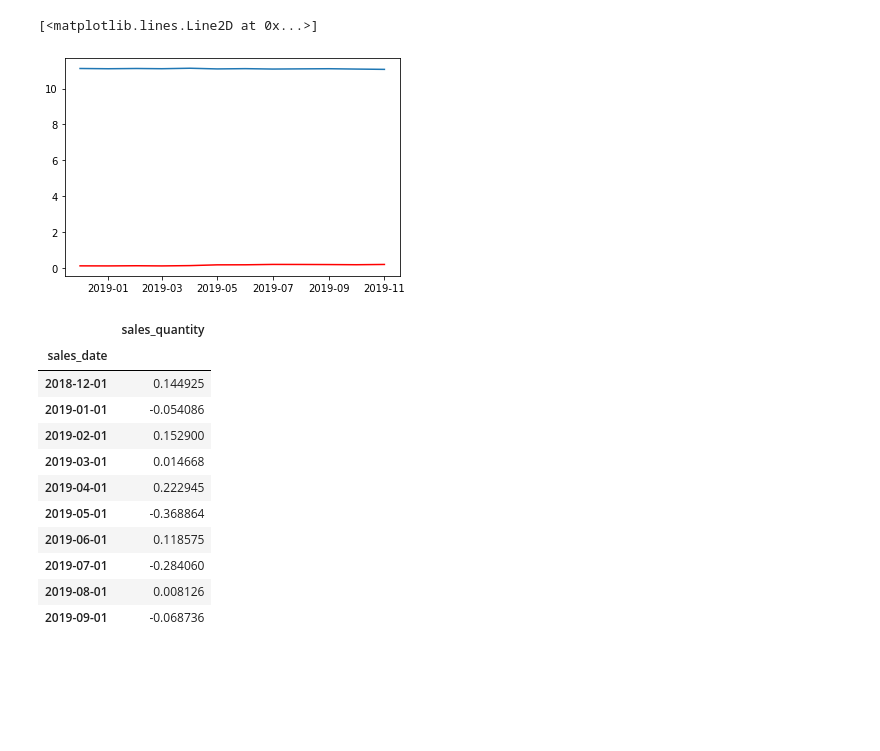
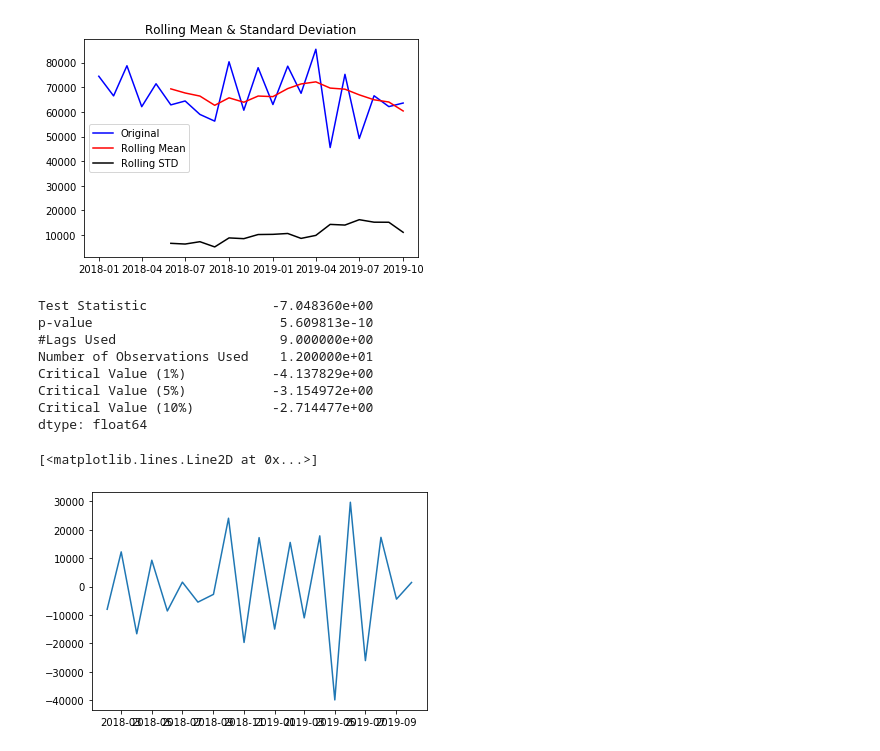
Before and after one commit to LucasAnderson1984/imas, a Jupyter notebook: lib/jupyter_notebook/IMAS Forecasting.ipynb, the cells around one changed output. Drawn from its saved outputs; the diff is of its cells as text; code cells hidden in the pictures; blank space fills up the shorter version.

```diff
--- a/lib/jupyter_notebook/IMAS Forecasting.ipynb
+++ b/lib/jupyter_notebook/IMAS Forecasting.ipynb
@@ -99,7 +80,17 @@ sales_date
 # %%
-orig = pyplot.plot(data_frame[['sales_quantity']], color='blue', label='Original')
-mean = pyplot.plot(rolmean, color='red', label='Rolling Mean')
-std = pyplot.plot(rolstd, color='black', label='Rolling Original')
-pyplot.legend(loc='best')
-pyplot.title('Rolling Mean & Standard Deviation')
-pyplot.show(block=False)
+def test_stationary(timeseries):
+    movingAverage = timeseries.rolling(window=6).mean()
+    movingSTD = timeseries.rolling(window=6).std()
+
+    orig = pyplot.plot(timeseries, color='blue', label='Original')
+    mean = pyplot.plot(movingAverage, color='red', label='Rolling Mean')
+    std = pyplot.plot(movingSTD, color='black', label='Rolling STD')
+    pyplot.legend(loc='best')
+    pyplot.title('Rolling Mean & Standard Deviation')
+    pyplot.show(block=False)
+
+    dftest = adfuller(timeseries['sales_quantity'], autolag='AIC')
+    dfoutput = pd.Series(dftest[0:4], index=['Test Statistic', 'p-value', '#Lags Used', 'Number of Observations Used'])
+    for key, value in dftest[4].items():
+        dfoutput['Critical Value (%s)'%key] = value
+    print(dfoutput)
@@ -129,26 +97,18 @@ pyplot.plot(data_frame_logScale)
-# %%
-movingAverage = data_frame_logScale.rolling(window=12).mean()
-movingSTD = data_frame_logScale.rolling(window=12).std()
-pyplot.plot(movingAverage)
-pyplot.plot(movingSTD, color='red')
-# %% [output]
-[<matplotlib.lines.Line2D at 0x...>]
-[figure, removed]
-# %%
-logScale_minus_movingAverage = data_frame_logScale - movingAverage
-logScale_minus_movingAverage.dropna(inplace=True)
-
-logScale_minus_movingAverage.head(10)
-# %% [output]
-|  | sales_quantity |
-| sales_date |  |
-| 2018-12-01 | 0.144925 |
-| 2019-01-01 | -0.054086 |
-| 2019-02-01 | 0.152900 |
-| 2019-03-01 | 0.014668 |
-| 2019-04-01 | 0.222945 |
-| 2019-05-01 | -0.368864 |
-| 2019-06-01 | 0.118575 |
-| 2019-07-01 | -0.284060 |
-| 2019-08-01 | 0.008126 |
-| 2019-09-01 | -0.068736 |
+# %%
+test_stationary(timeseries)
+# %% [output]
+[figure, added]
+Test Statistic                -7.048360e+00
+p-value                        5.609813e-10
+#Lags Used                     9.000000e+00
+Number of Observations Used    1.200000e+01
+Critical Value (1%)           -4.137829e+00
+Critical Value (5%)           -3.154972e+00
+Critical Value (10%)          -2.714477e+00
+dtype: float64
+# %%
+data_frame_Shifting = timeseries - timeseries.shift()
+pyplot.plot(data_frame_Shifting)
+# %% [output]
+[<matplotlib.lines.Line2D at 0x...>]
+[figure, added]
```
Also changed, not shown: parts of 9 cells of this notebook.
